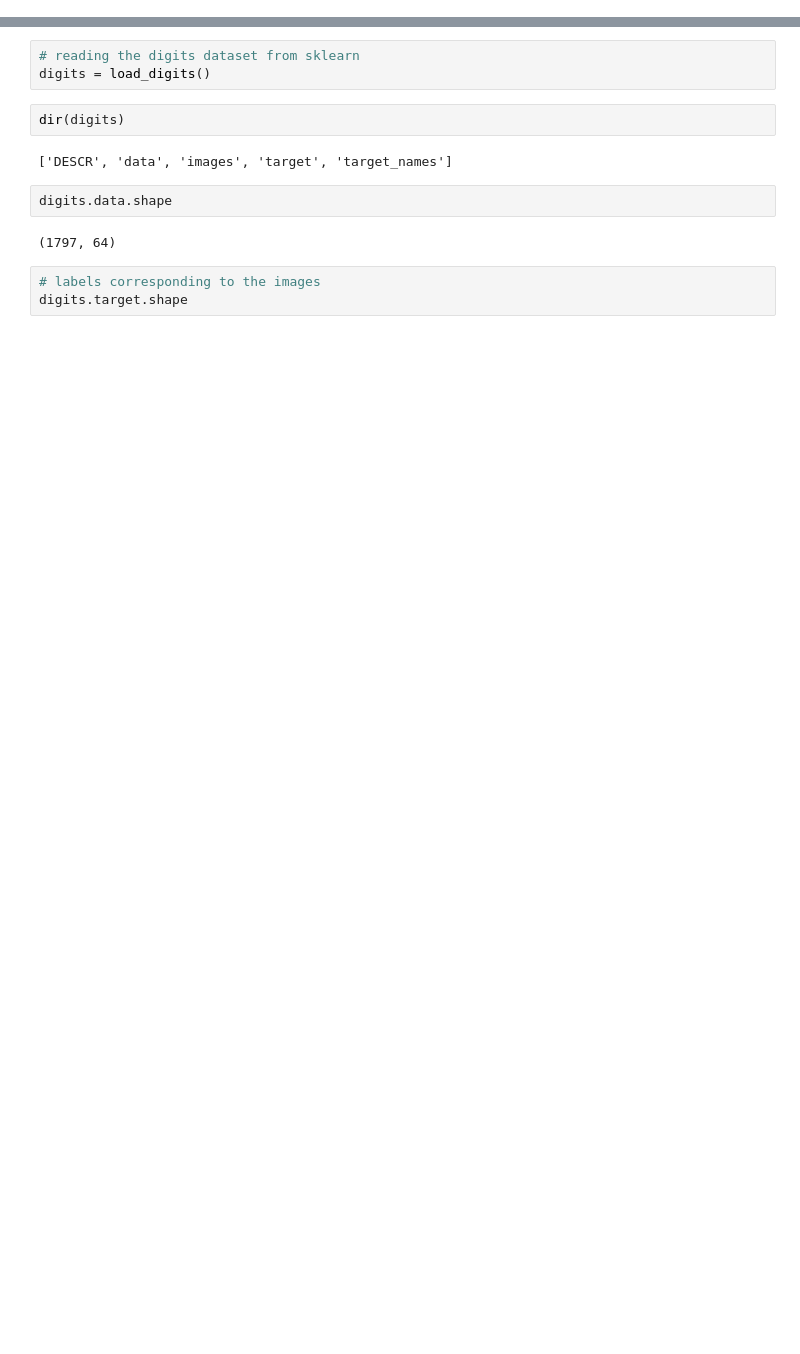
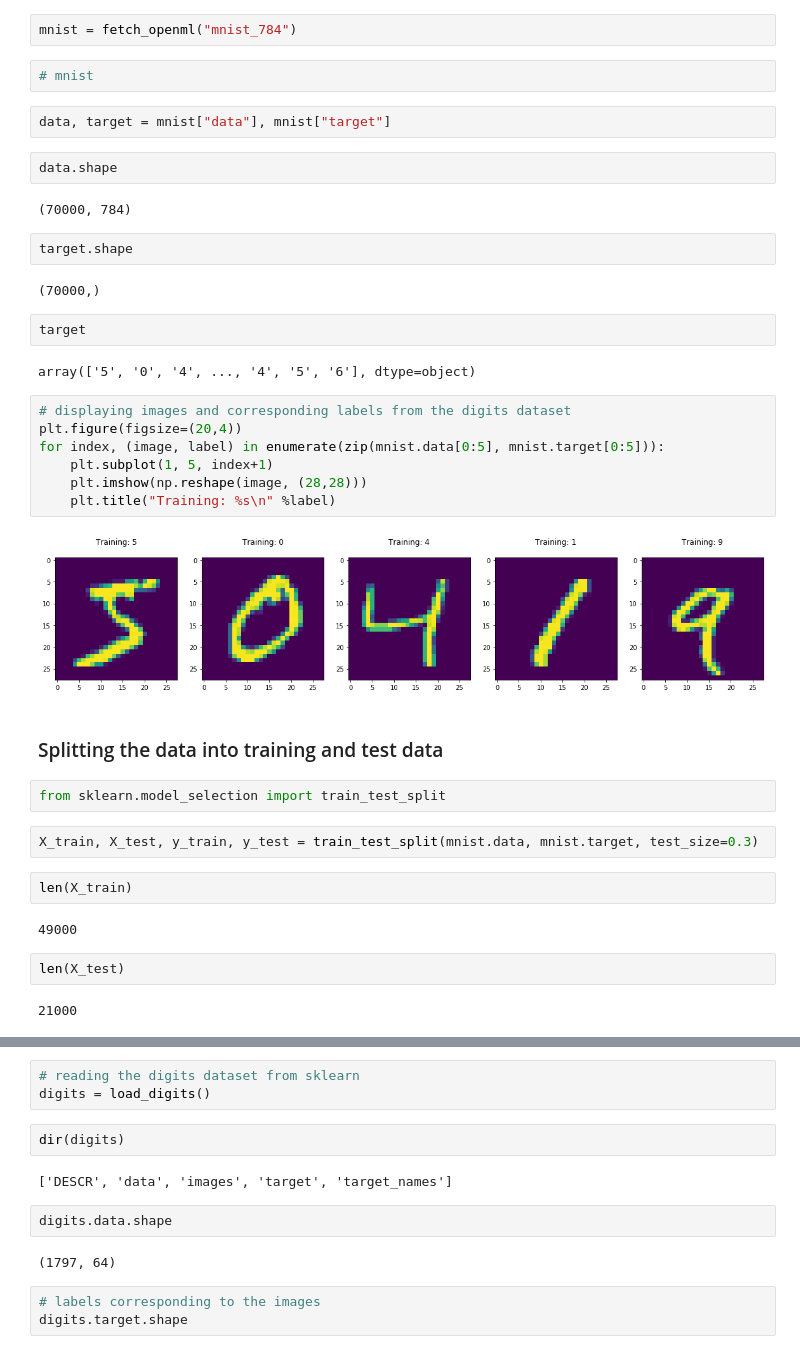
Before and after one commit to esharma3/digit_recognition_classification_model, a Jupyter notebook: digit_recognition.ipynb, the cells around one changed output, grey strips where cells are left out. Cells and saved outputs as stored; diff of their text form; blank space fills up the shorter version.

Commit message:
added mnist dataset

```diff
--- a/digit_recognition.ipynb
+++ b/digit_recognition.ipynb
@@ -5,3 +6,44 @@ from sklearn.datasets import load_digits
 import numpy as np
 import pandas as pd
 import glob
+# %%
+mnist = fetch_openml("mnist_784")
+# %%
+# mnist
+# %%
+data, target = mnist["data"], mnist["target"]
+# %%
+data.shape
+# %% [output]
+(70000, 784)
+# %%
+target.shape
+# %% [output]
+(70000,)
+# %%
+target
+# %% [output]
+array(['5', '0', '4', ..., '4', '5', '6'], dtype=object)
+# %%
+# displaying images and corresponding labels from the digits dataset
+plt.figure(figsize=(20,4))
+for index, (image, label) in enumerate(zip(mnist.data[0:5], mnist.target[0:5])):
+    plt.subplot(1, 5, index+1)
+    plt.imshow(np.reshape(image, (28,28)))
+    plt.title("Training: %s\n" %label)
+# %% [output]
+[figure, added]
+# %% [markdown]
+### Splitting the data into training and test data
+# %%
+from sklearn.model_selection import train_test_split
+# %%
+X_train, X_test, y_train, y_test = train_test_split(mnist.data, mnist.target, test_size=0.3)
+# %%
+len(X_train)
+# %% [output]
+49000
+# %%
+len(X_test)
+# %% [output]
+21000
```
Also changed, not shown: parts of 14 cells of this notebook.
